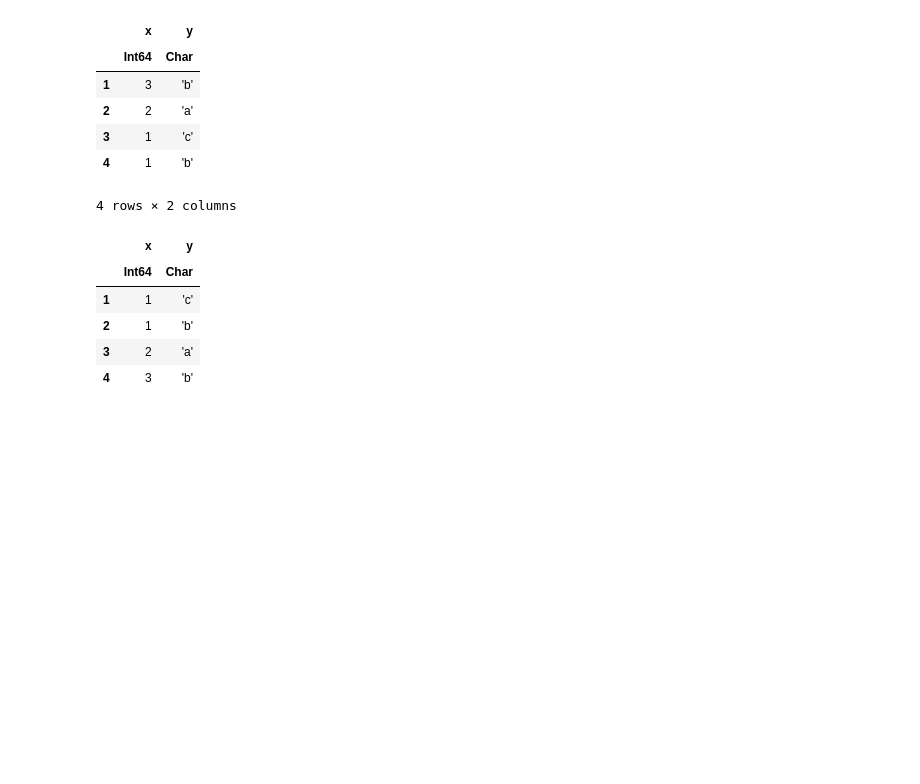
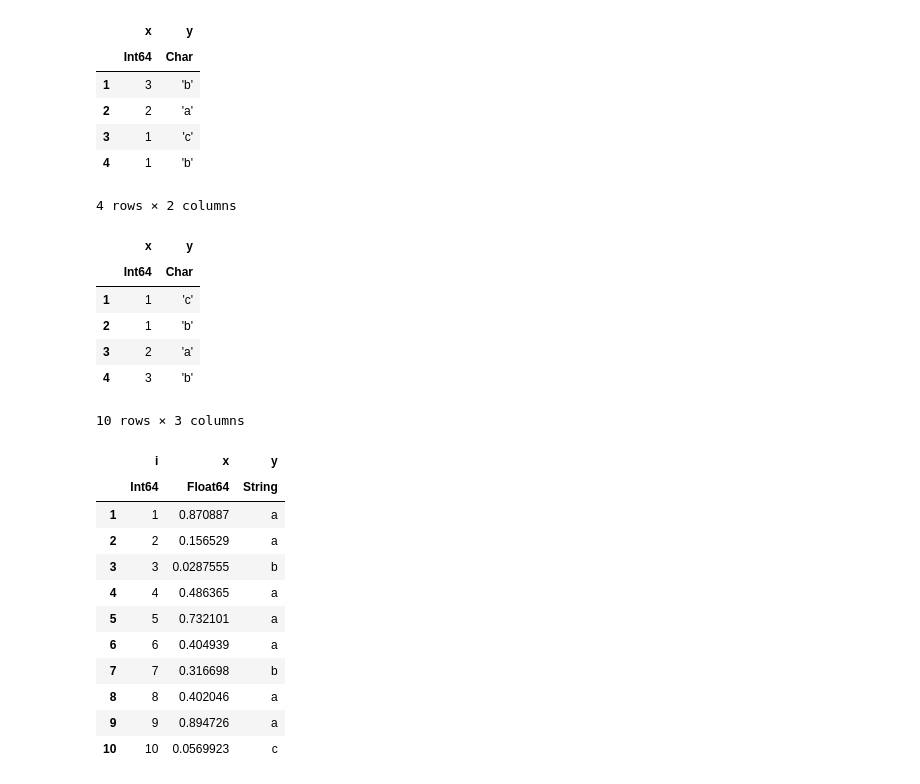
Before and after one commit to damiansp/julia, a Jupyter notebook: dsDocs/DataFrames/functions_2.py.ipynb, the cells around one changed output. Drawn from its saved outputs; the diff is of its cells as text; code cells hidden in the pictures; blank space fills up the shorter version.

```diff
--- a/dsDocs/DataFrames/functions_2.py.ipynb
+++ b/dsDocs/DataFrames/functions_2.py.ipynb
@@ -680,3 +680,21 @@ sort(df, [:x, order(:y, rev=true)])
 | 2 | 1 | 'b' |
 | 3 | 2 | 'a' |
 | 4 | 3 | 'b' |
+# %%
+df = DataFrame(i=1:10, x=rand(10), y=rand(["a", "b", "c"], 10))
+df = vcat(df, df)
+unique(df)
+# %% [output]
+10 rows × 3 columns
+|  | i | x | y |
+|  | Int64 | Float64 | String |
+| 1 | 1 | 0.870887 | a |
+| 2 | 2 | 0.156529 | a |
+| 3 | 3 | 0.0287555 | b |
+| 4 | 4 | 0.486365 | a |
+| 5 | 5 | 0.732101 | a |
+| 6 | 6 | 0.404939 | a |
+| 7 | 7 | 0.316698 | b |
+| 8 | 8 | 0.402046 | a |
+| 9 | 9 | 0.894726 | a |
+| 10 | 10 | 0.0569923 | c |
```
Also changed, not shown: parts of 6 cells of this notebook.
